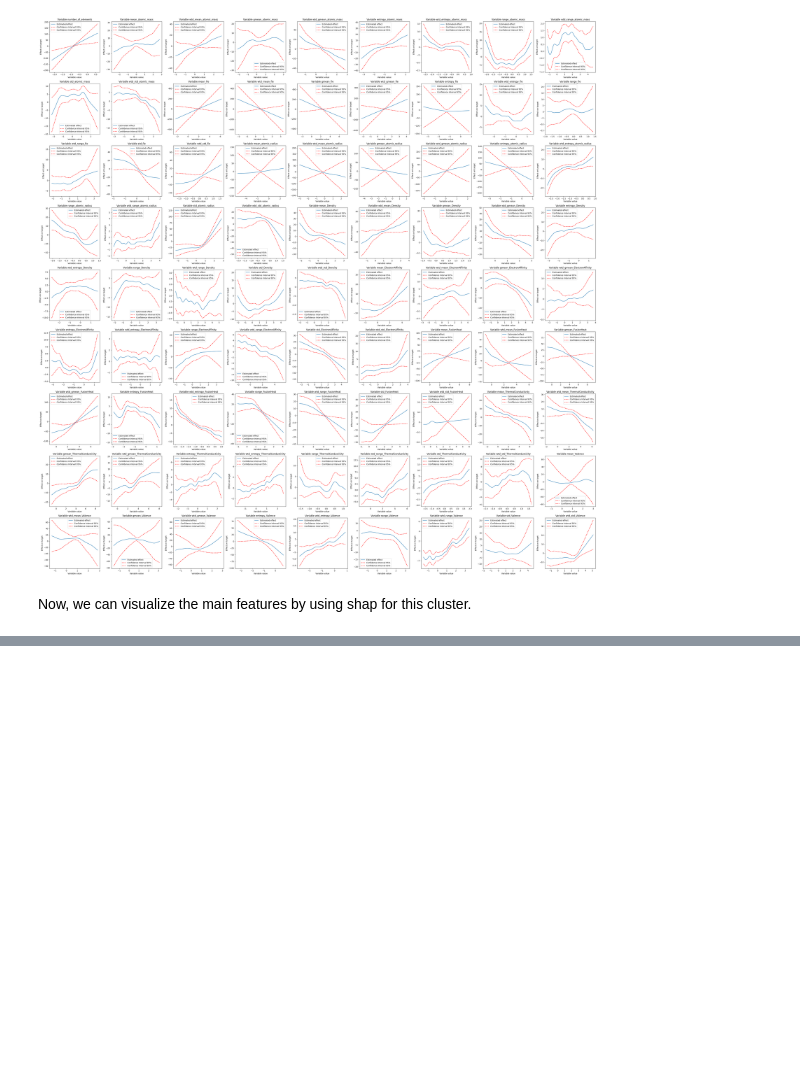
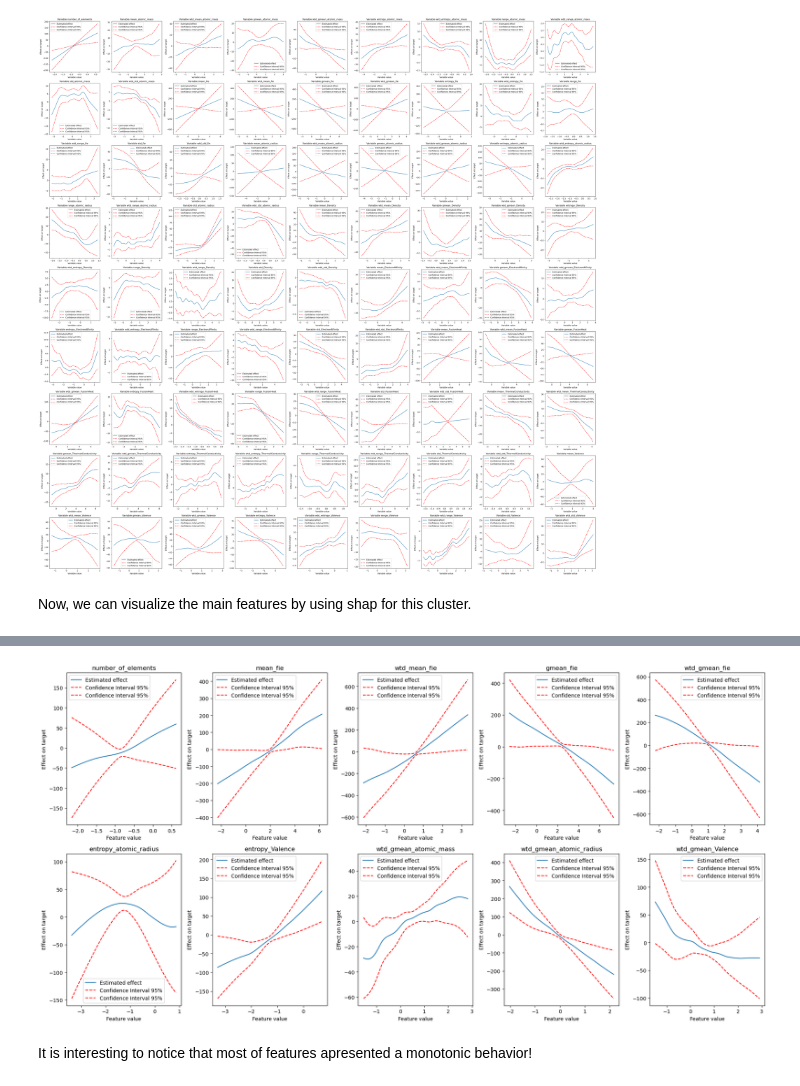
Before and after one commit to CassarGroup/IC---Interpretable-models-for-Tc-prediction, a Jupyter notebook: Other_files/Exploring_interpretability_2.ipynb, the cells around one changed output, grey strips where cells are left out. Saved outputs shown, nothing was run; the diff lists cells and outputs as text; code cells hidden in the pictures; blank space fills up the shorter version.

```diff
--- a/Other_files/Exploring_interpretability_2.ipynb
+++ b/Other_files/Exploring_interpretability_2.ipynb
@@ -159,0 +173,35 @@ cluster_1_sv = clustering_gam.shap(cluster=1)
+# %%
+mean_abs_shap_values = np.abs(cluster_1_sv.values).mean(0)
+
+feature_importance_cluster1 = pd.DataFrame({
+        'feature': X_train.columns,
+        'importance': mean_abs_shap_values
+    })
+feature_importance_cluster1 = feature_importance_cluster1.sort_values(by='importance', ascending=False)
+# %%
+num_vars = 10
+top_features = feature_importance_cluster1.head(num_vars)
+top_indices = [X_train.columns.get_loc(f) for f in top_features['feature']]
+
+fig, axs = plt.subplots(2, 5, figsize=(20, 10))
+axs = axs.flatten()
+
+for idx, feature_idx in enumerate(top_indices):
+    XX = clustering_gam.models_[0].generate_X_grid(term=feature_idx)
+    y_partial, y_conf = clustering_gam.models_[0].partial_dependence(term=feature_idx, X=XX, width=0.95)
+
+    axs[idx].plot(XX[:, feature_idx], y_partial, label="Estimated effect")
+    axs[idx].plot(XX[:, feature_idx], y_conf, c='r', ls='--', label="Confidence Interval 95%")
+
+    feature_name = X_train.columns[feature_idx]
+    axs[idx].set_title(f"{feature_name}")
+    axs[idx].set_xlabel("Feature value")
+    axs[idx].set_ylabel("Effect on target")
+    axs[idx].legend()
+
+plt.tight_layout()
+plt.show()
+# %% [output]
+[figure, added]
+# %% [markdown]
+It is interesting to notice that most of features apresented a monotonic behavior!
```
Also changed, not shown: parts of 2 cells of this notebook, 4 other files.
